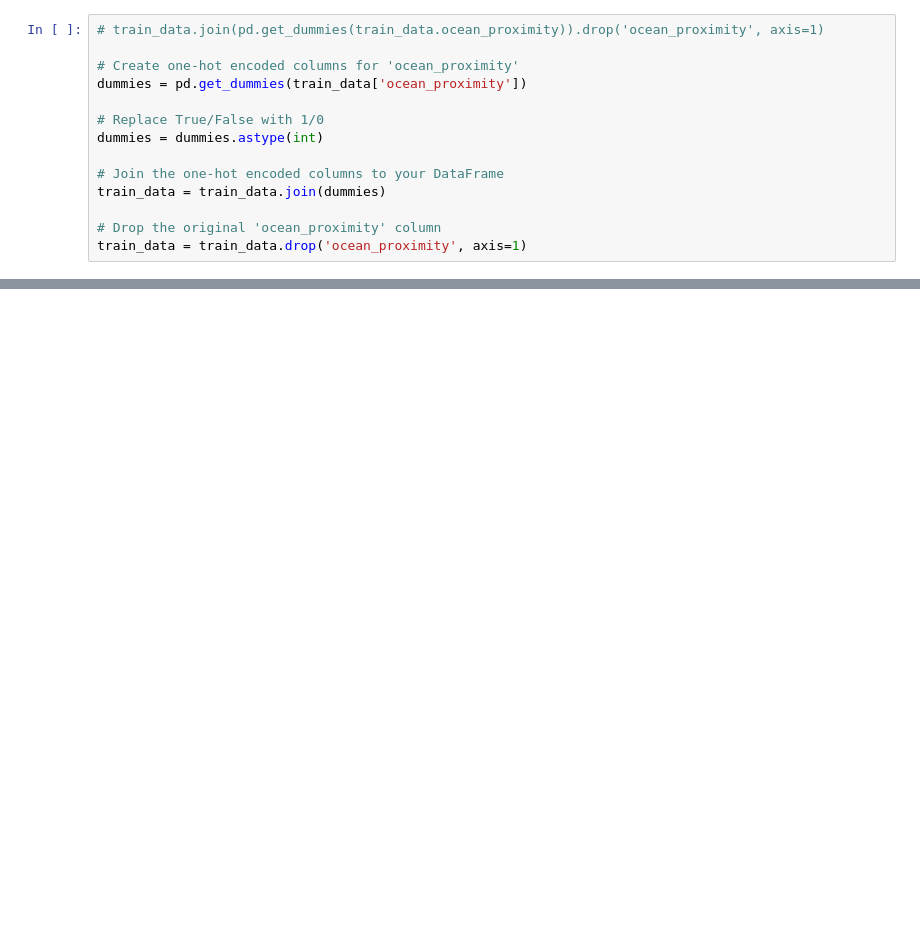
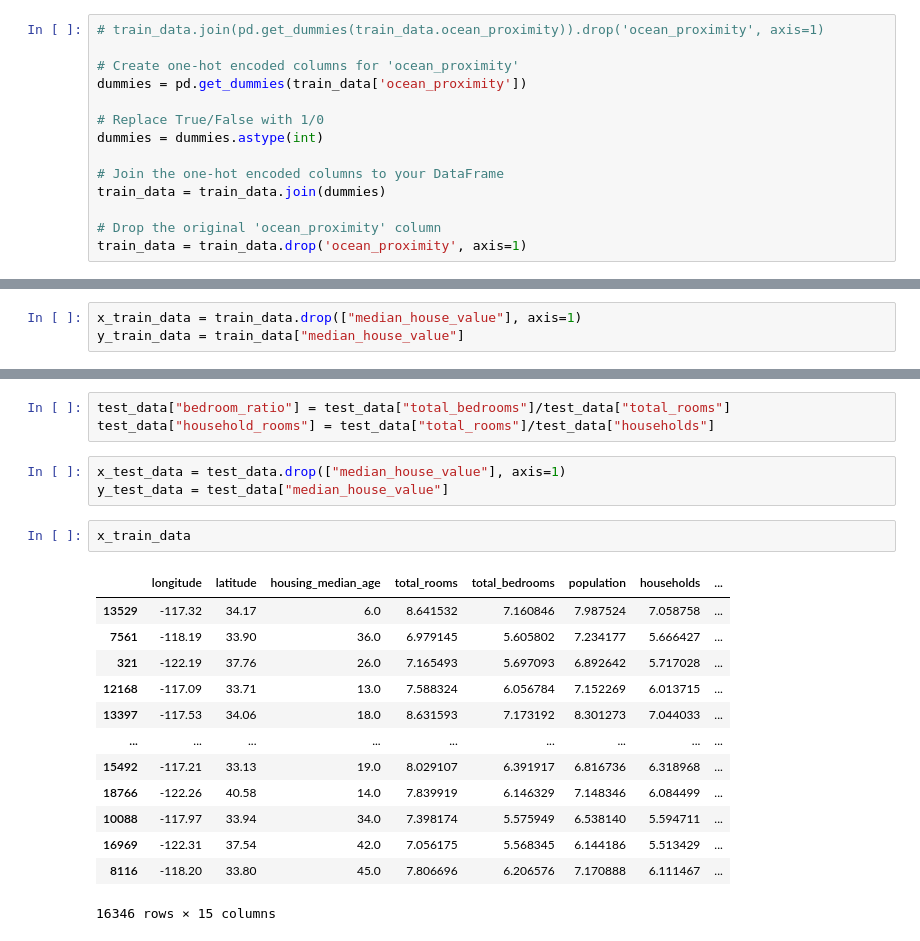
Before and after one commit to debarshee2004/house_price_prediction, a Jupyter notebook: src/main.ipynb, the cells around one changed output, grey strips where cells are left out. Saved outputs shown, nothing was run; the diff lists cells and outputs as text; blank space fills up the shorter version.

```diff
--- a/src/main.ipynb
+++ b/src/main.ipynb
@@ -349,0 +348,3 @@ sns.scatterplot(x="latitude", y="longitude", data=train_data, hue="median_house_
+# %%
+x_train_data = train_data.drop(["median_house_value"], axis=1)
+y_train_data = train_data["median_house_value"]
@@ -349,0 +377,22 @@ sns.scatterplot(x="latitude", y="longitude", data=train_data, hue="median_house_
+# %%
+test_data["bedroom_ratio"] = test_data["total_bedrooms"]/test_data["total_rooms"]
+test_data["household_rooms"] = test_data["total_rooms"]/test_data["households"]
+# %%
+x_test_data = test_data.drop(["median_house_value"], axis=1)
+y_test_data = test_data["median_house_value"]
+# %%
+x_train_data
+# %% [output]
+|  | longitude | latitude | housing_median_age | total_rooms | total_bedrooms | population | households | ... |
+| 13529 | -117.32 | 34.17 | 6.0 | 8.641532 | 7.160846 | 7.987524 | 7.058758 | ... |
+| 7561 | -118.19 | 33.90 | 36.0 | 6.979145 | 5.605802 | 7.234177 | 5.666427 | ... |
+| 321 | -122.19 | 37.76 | 26.0 | 7.165493 | 5.697093 | 6.892642 | 5.717028 | ... |
+| 12168 | -117.09 | 33.71 | 13.0 | 7.588324 | 6.056784 | 7.152269 | 6.013715 | ... |
+| 13397 | -117.53 | 34.06 | 18.0 | 8.631593 | 7.173192 | 8.301273 | 7.044033 | ... |
+| ... | ... | ... | ... | ... | ... | ... | ... | ... |
+| 15492 | -117.21 | 33.13 | 19.0 | 8.029107 | 6.391917 | 6.816736 | 6.318968 | ... |
+| 18766 | -122.26 | 40.58 | 14.0 | 7.839919 | 6.146329 | 7.148346 | 6.084499 | ... |
+| 10088 | -117.97 | 33.94 | 34.0 | 7.398174 | 5.575949 | 6.538140 | 5.594711 | ... |
+| 16969 | -122.31 | 37.54 | 42.0 | 7.056175 | 5.568345 | 6.144186 | 5.513429 | ... |
+| 8116 | -118.20 | 33.80 | 45.0 | 7.806696 | 6.206576 | 7.170888 | 6.111467 | ... |
+16346 rows × 15 columns
```
Also changed, not shown: parts of 30 cells of this notebook.
